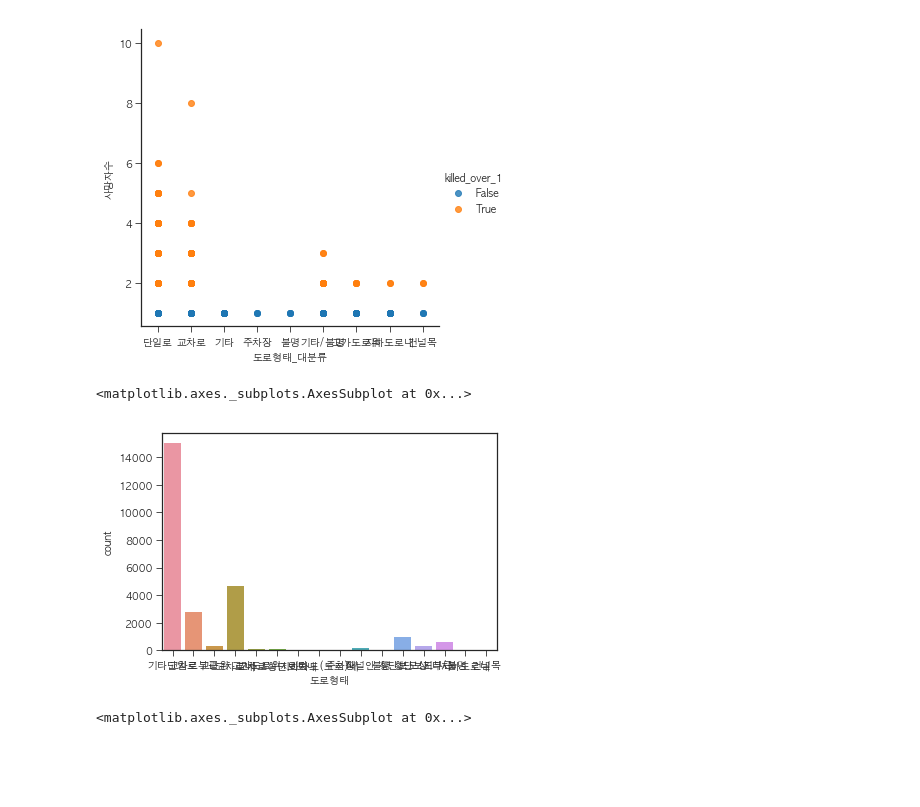
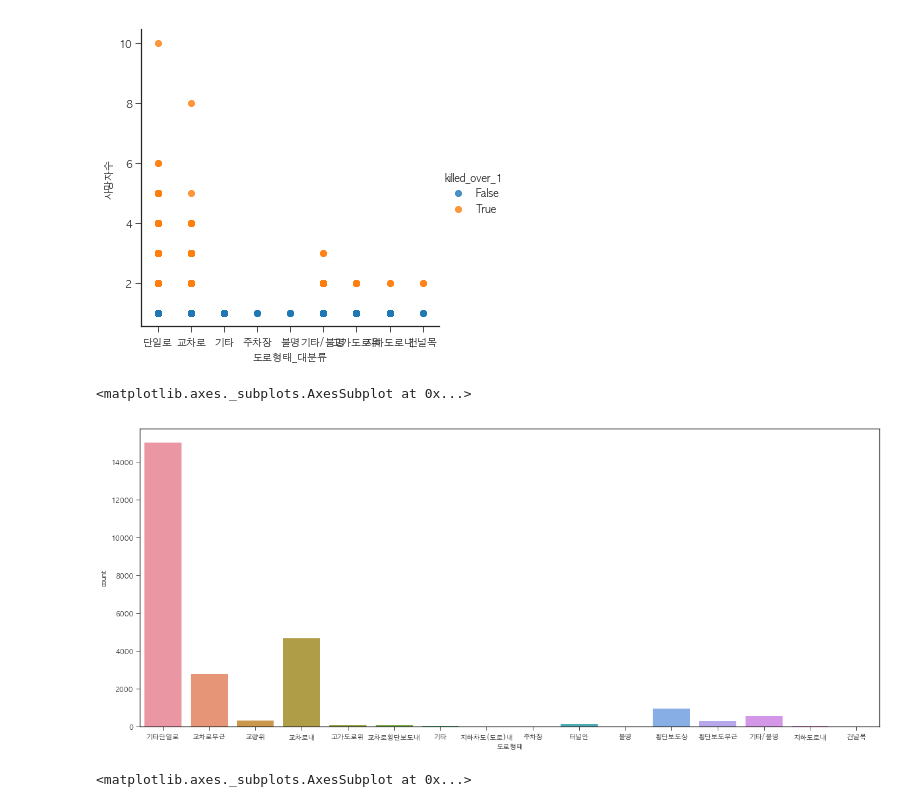
Before and after one commit to willthd/Data-Science, a Jupyter notebook: dataChallenge/dataChellenge.ipynb, the cells around one changed output. Cells and saved outputs as stored; diff of their text form; code cells hidden in the pictures; blank space fills up the shorter version.

```diff
--- a/dataChallenge/dataChellenge.ipynb
+++ b/dataChallenge/dataChellenge.ipynb
@@ -153,10 +161,12 @@ sns.lmplot(data=train, x="도로형태_대분류",  y="사망자수", hue="kille
 <seaborn.axisgrid.FacetGrid at 0x...>
 [figure]
 # %%
+fig, ax = plt.subplots()
+fig.set_size_inches(20, 8.27)
 sns.countplot(data=train, x="도로형태")
 # %% [output]
 <matplotlib.axes._subplots.AxesSubplot at 0x...>
-[figure, old version]
+[figure, new version]
 # %%
 sns.barplot(data=train, x="도로형태", y="사상자수")
 # %% [output]
```
Also changed, not shown: parts of 30 cells of this notebook.
